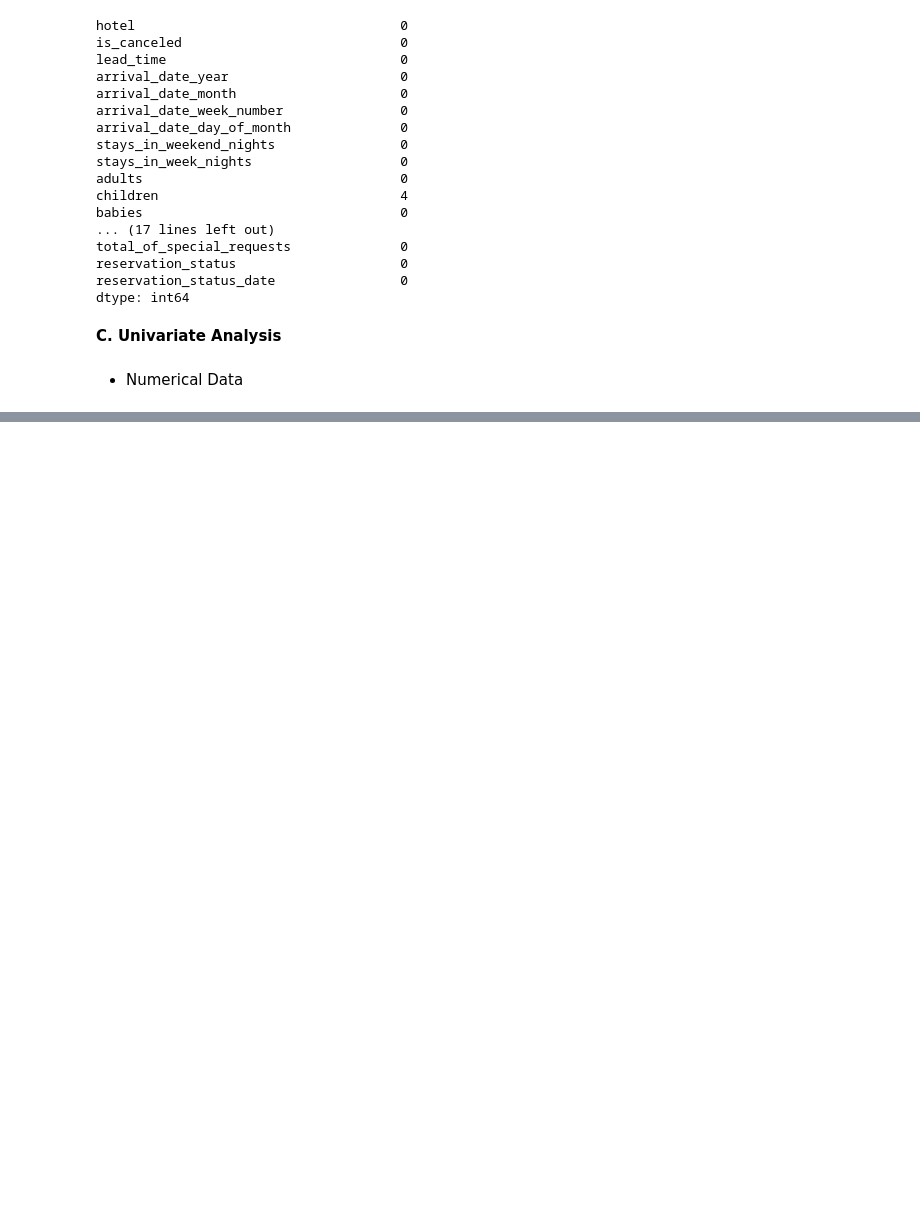
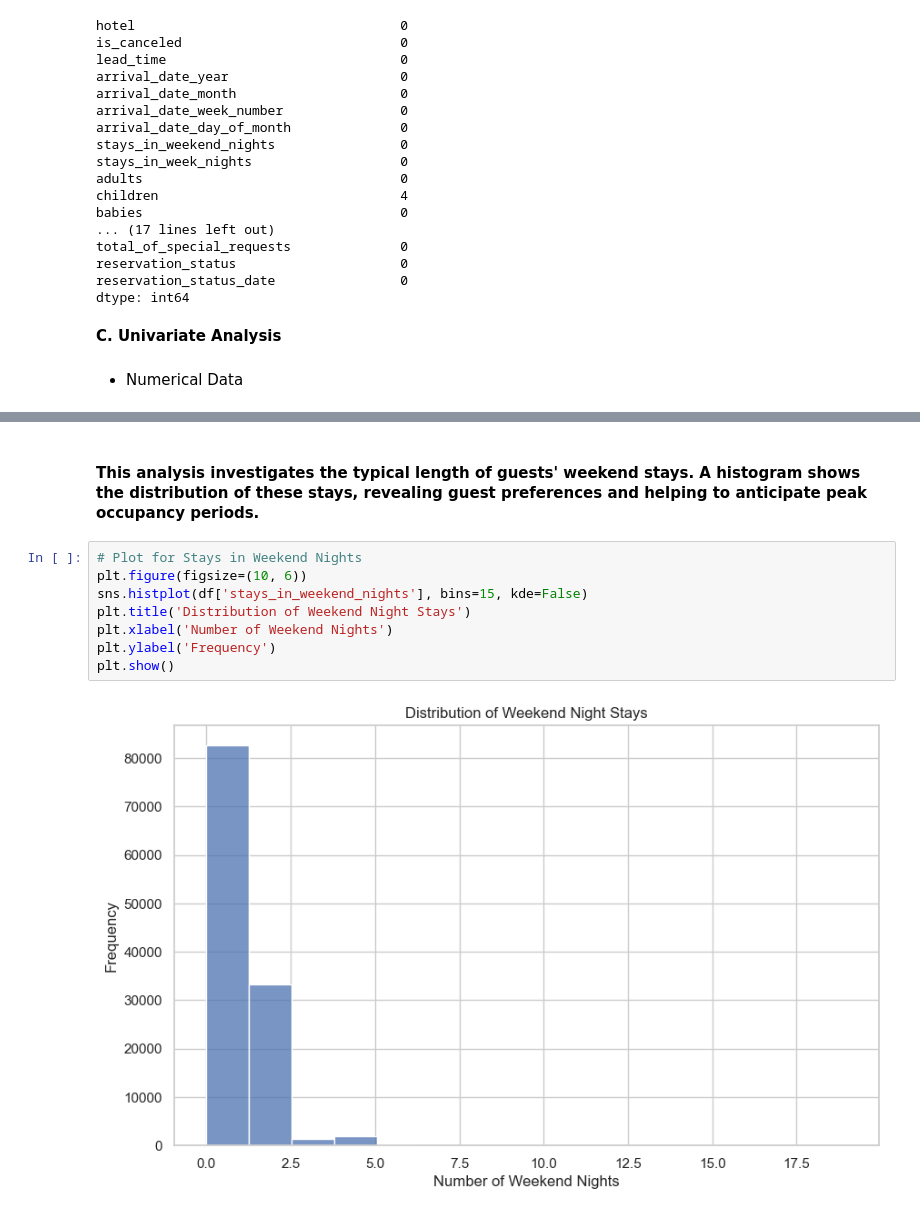
Before and after one commit to cmps460s24/mp-t9-amar-mohamed-osama-salman, a Jupyter notebook: project_new/project.ipynb, the cells around one changed output, grey strips where cells are left out. Drawn from its saved outputs; the diff is of its cells as text; blank space fills up the shorter version.

```diff
--- a/project_new/project.ipynb
+++ b/project_new/project.ipynb
@@ -381,0 +364,12 @@ plt.show()
+# %% [markdown]
+#### This analysis investigates the typical length of guests' weekend stays. A histogram shows the distribution of these stays, revealing guest preferences and helping to anticipate peak occupancy periods.
+# %%
+# Plot for Stays in Weekend Nights
+plt.figure(figsize=(10, 6))
+sns.histplot(df['stays_in_weekend_nights'], bins=15, kde=False)
+plt.title('Distribution of Weekend Night Stays')
+plt.xlabel('Number of Weekend Nights')
+plt.ylabel('Frequency')
+plt.show()
+# %% [output]
+[figure, added]
```
Also changed, not shown: parts of 15 cells of this notebook.
